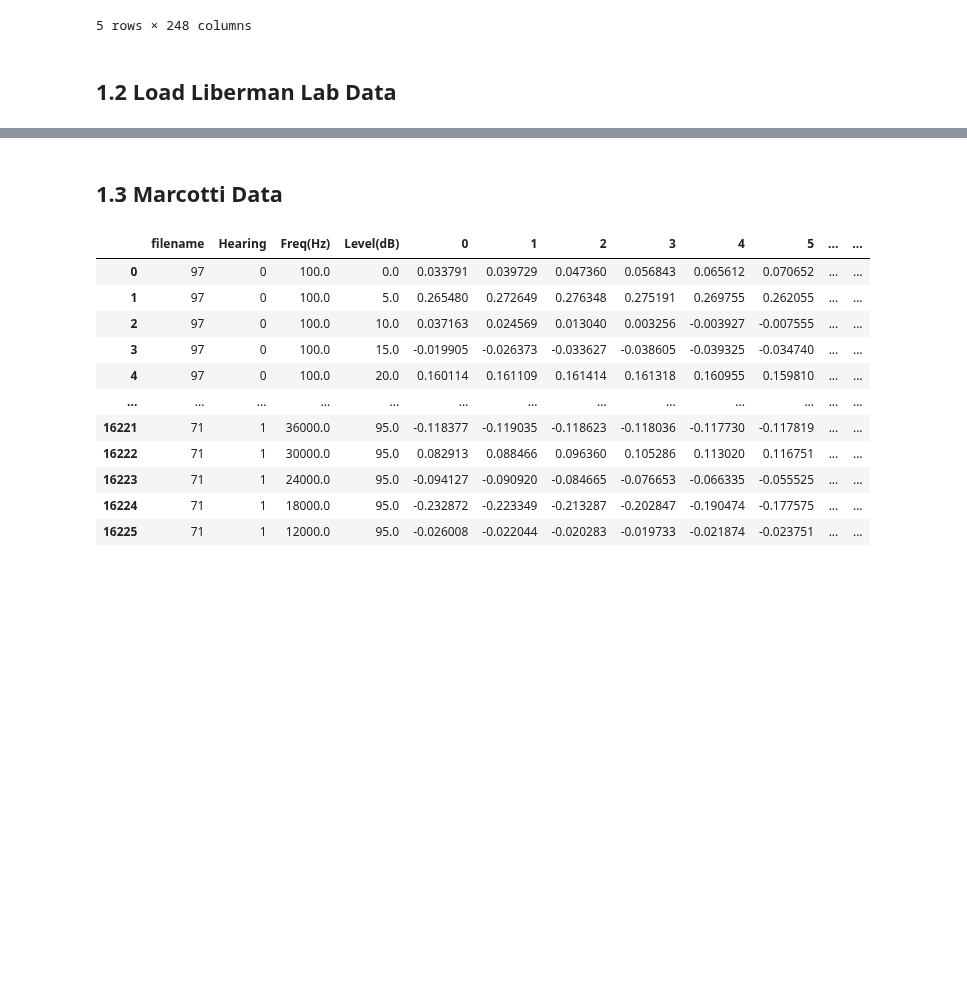
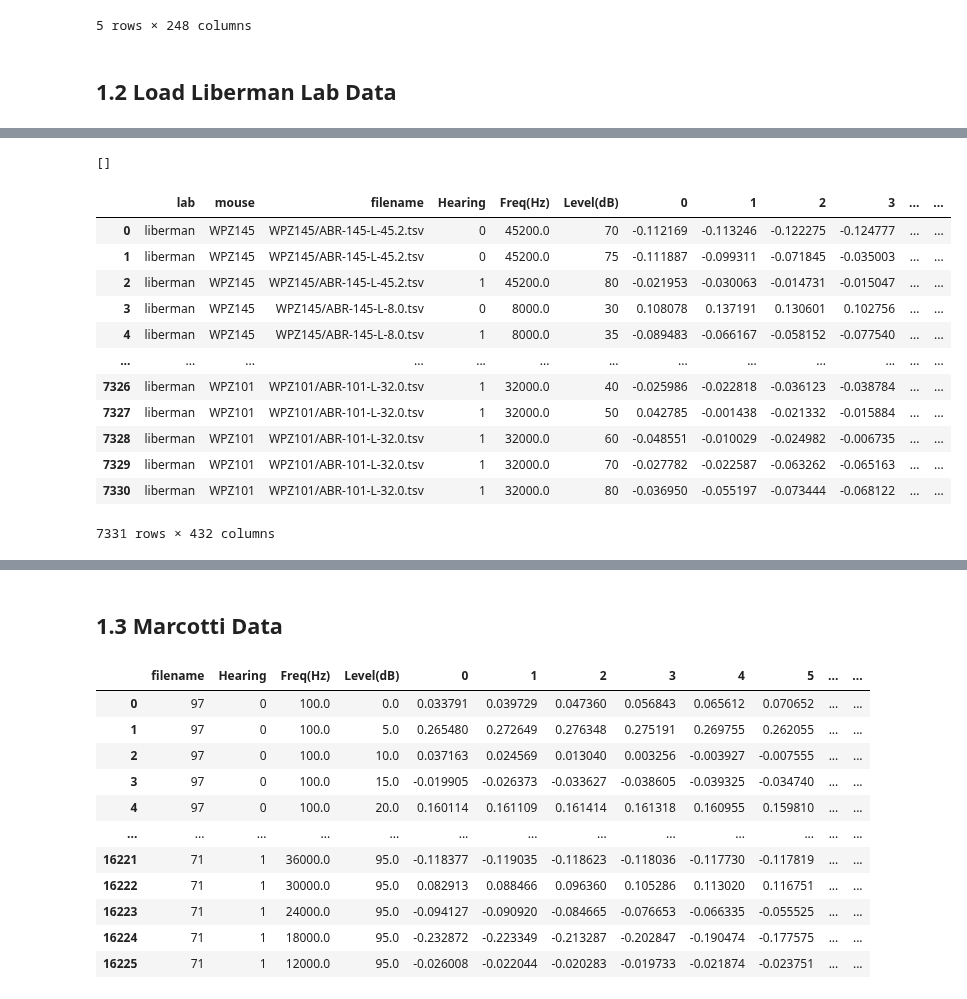
Before and after one commit to ucsdmanorlab/abranalysis, a Jupyter notebook: notebooks/ABR_Preprocessing.ipynb, the cells around one changed output, grey strips where cells are left out. Drawn from its saved outputs; the diff is of its cells as text; code cells hidden in the pictures; blank space fills up the shorter version.

```diff
--- a/notebooks/ABR_Preprocessing.ipynb
+++ b/notebooks/ABR_Preprocessing.ipynb
@@ -23,6 +23,9 @@ for filename in filtered_files:
 df = pd.concat(dfs, ignore_index=True)
 
 df = df.dropna(axis=1, how='all')
+# %%
+df['mouse'] = df['filename'].apply(lambda x: x.split('_')[1])
+df['lab'] = 'manor'
 # %%
 # Find the index of the column named '0'
 zero_index = df.columns.get_loc('0')
@@ -31,7 +34,7 @@ zero_index = df.columns.get_loc('0')
 selected_columns = ['Freq(Hz)', 'Level(dB)'] + list(df.columns[zero_index:zero_index+244])
 
 # Include the 'filename' column at the start
-cols = ['filename'] + selected_columns
+cols = ['lab', 'mouse', 'filename'] + selected_columns
 df = df[cols]
 # %%
 # Load the thresholds.csv file
@@ -203,0 +85,4 @@ An error occurred while processing file ABR_Data_Liberman/WPZ134/ABR-134-L-45.2.
+# %%
+files
+# %% [output]
+[]
@@ -203,0 +139,35 @@ An error occurred while processing file ABR_Data_Liberman/WPZ134/ABR-134-L-45.2.
+# %%
+# Get a list of all files in directory and subdirectories
+files = glob.glob('../../liberman_wpz/WPZ Electrophysiology/WPZ**/ABR*.tsv', recursive=True)
+
+# Initialize an empty DataFrame to store all data
+liberman = pd.DataFrame()
+
+for filename in files:
+    duration_ms, df = CFTSread(filename)
+    if df is None:
+        continue
+    file_dir = os.path.basename(os.path.dirname(filename))
+    df['mouse'] = file_dir
+    df['filename'] = os.path.join(file_dir, os.path.basename(filename))
+    df['lab'] = 'liberman'
+    df['Hearing'] = (df['Level(dB)'] >= df['Threshold']).astype(int)
+
+    # reorder columns:
+    df = df[['lab', 'mouse', 'filename', 'Hearing'] + [col for col in df.columns if col not in ['lab', 'mouse', 'filename', 'Hearing']]]
+    liberman = pd.concat([liberman, df], ignore_index=True).drop(columns=['Threshold'])
+liberman
+# %% [output]
+|  | lab | mouse | filename | Hearing | Freq(Hz) | Level(dB) | 0 | 1 | 2 | 3 | ... | ... |
+| 0 | liberman | WPZ145 | WPZ145/ABR-145-L-45.2.tsv | 0 | 45200.0 | 70 | -0.112169 | -0.113246 | -0.122275 | -0.124777 | ... | ... |
+| 1 | liberman | WPZ145 | WPZ145/ABR-145-L-45.2.tsv | 0 | 45200.0 | 75 | -0.111887 | -0.099311 | -0.071845 | -0.035003 | ... | ... |
+| 2 | liberman | WPZ145 | WPZ145/ABR-145-L-45.2.tsv | 1 | 45200.0 | 80 | -0.021953 | -0.030063 | -0.014731 | -0.015047 | ... | ... |
+| 3 | liberman | WPZ145 | WPZ145/ABR-145-L-8.0.tsv | 0 | 8000.0 | 30 | 0.108078 | 0.137191 | 0.130601 | 0.102756 | ... | ... |
+| 4 | liberman | WPZ145 | WPZ145/ABR-145-L-8.0.tsv | 1 | 8000.0 | 35 | -0.089483 | -0.066167 | -0.058152 | -0.077540 | ... | ... |
+| ... | ... | ... | ... | ... | ... | ... | ... | ... | ... | ... | ... | ... |
+| 7326 | liberman | WPZ101 | WPZ101/ABR-101-L-32.0.tsv | 1 | 32000.0 | 40 | -0.025986 | -0.022818 | -0.036123 | -0.038784 | ... | ... |
+| 7327 | liberman | WPZ101 | WPZ101/ABR-101-L-32.0.tsv | 1 | 32000.0 | 50 | 0.042785 | -0.001438 | -0.021332 | -0.015884 | ... | ... |
+| 7328 | liberman | WPZ101 | WPZ101/ABR-101-L-32.0.tsv | 1 | 32000.0 | 60 | -0.048551 | -0.010029 | -0.024982 | -0.006735 | ... | ... |
+| 7329 | liberman | WPZ101 | WPZ101/ABR-101-L-32.0.tsv | 1 | 32000.0 | 70 | -0.027782 | -0.022587 | -0.063262 | -0.065163 | ... | ... |
+| 7330 | liberman | WPZ101 | WPZ101/ABR-101-L-32.0.tsv | 1 | 32000.0 | 80 | -0.036950 | -0.055197 | -0.073444 | -0.068122 | ... | ... |
+7331 rows × 432 columns
```
Also changed, not shown: parts of 7 cells of this notebook, 2 other files.
